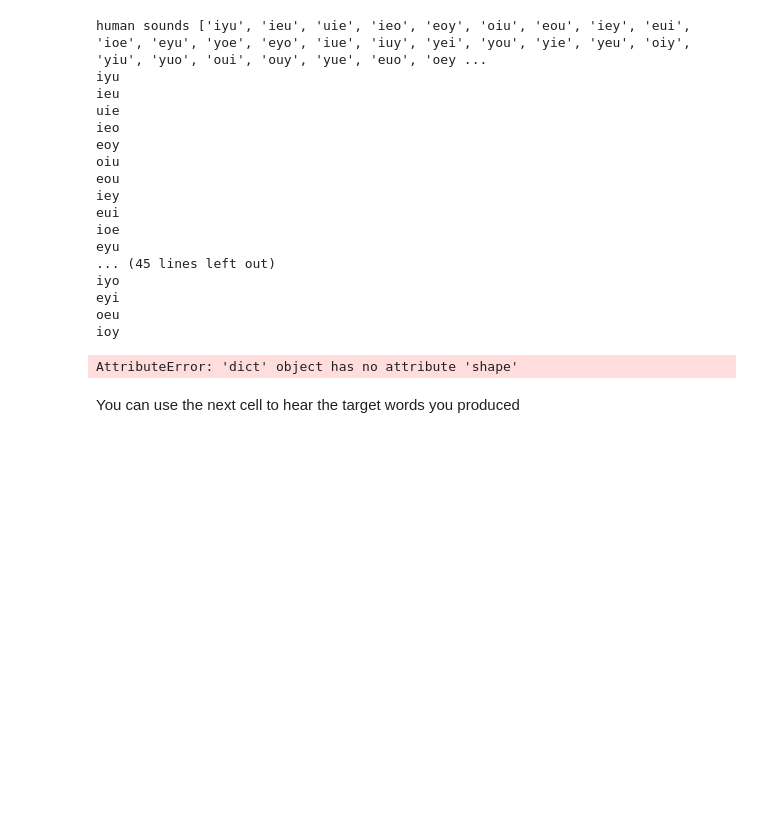
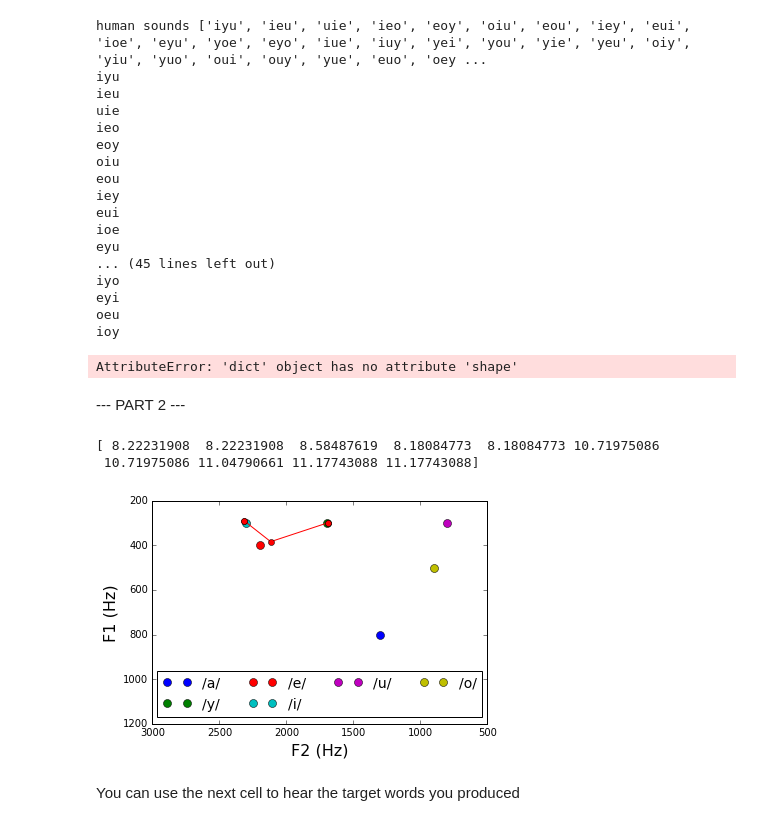
Before and after one commit to flowersteam/pobax_playground, a Jupyter notebook: notebooks/human_sounds_generation.ipynb, the cells around one changed output. Saved outputs shown, nothing was run; the diff lists cells and outputs as text; code cells hidden in the pictures; blank space fills up the shorter version.

```diff
--- a/notebooks/human_sounds_generation.ipynb
+++ b/notebooks/human_sounds_generation.ipynb
@@ -151,6 +157,63 @@ rospack = RosPack()
 filepath = join(rospack.get_path('pobax_playground'), 'config', 'human_sounds.pickle')
 with open(filepath,'w') as outfile:
     pickle.dump([full_human_motor_traj,full_human_sound_traj], outfile)
+# %% [markdown]
+
+
+
+--- PART 2 ---
+# %%
+# Load data
+import pickle
+from rospkg.rospack import RosPack
+import rospy
+from os.path import join
+import numpy as np
+import matplotlib.pyplot as plt
+rospack = RosPack()
+filepath = join(rospack.get_path('pobax_playground'), 'config', 'human_sounds.pickle')
+with open(filepath,'r') as outfile:
+    full_human_motor_traj, full_human_sound_traj = pickle.load(outfile)
+# %%
+def compress_sound_traj(sound):
+    assert(len(sound) == 100)
+    f1s = sound[:50]
+    f3s = sound[50:]
+    return np.append(f1s[np.array([0, 12, 24, 37, 49])],f3s[np.array([0, 12, 24, 37, 49])])
+
+# Visualize sound trajectories
+nb_visualize = 6
+compact_trajs = {}
+for i,(sound_id,traj) in enumerate(full_human_sound_traj.iteritems()):
+    compact_trajs[sound_id] = compress_sound_traj(traj)
+    if i == nb_visualize:
+        break
+
+# Plot some vowels
+v_o = list(np.log2([500, 900]))
+v_y = list(np.log2([300, 1700]))
+v_u = list(np.log2([300, 800]))
+v_e = list(np.log2([400, 2200]))
+v_i = list(np.log2([300, 2300]))
+v_a = list(np.log2([800, 1300]))
+vowels = dict(o=v_o, y=v_y, u=v_u, e=v_e, i=v_i, a=v_a)
+for v in vowels.keys():
+    p = plt.plot(2.**vowels[v][1], 2.**vowels[v][0], "o", label="/" + v + "/", markersize=8)
+legend = plt.legend(frameon=True, fontsize=14, ncol=4, loc="lower center")
+plt.xlabel("F2 (Hz)", fontsize=16)
+plt.ylabel("F1 (Hz)", fontsize=16)
+plt.xlim([3000., 500])
+plt.ylim([1200., 200.])
+
+
+print compact_trajs['yei']
+plt.plot(2.**compact_trajs['yei'][5:],2.**compact_trajs['yei'][:5],'ro-')
+
+plt.show()
+# %% [output]
+[ 8.22231908  8.22231908  8.58487619  8.18084773  8.18084773 10.71975086
+ 10.71975086 11.04790661 11.17743088 11.17743088]
+[figure, added]
 # %% [markdown]
 You can use the next cell to hear the target words you produced
 # %%
```
Also changed, not shown: parts of 2 cells of this notebook, 4 other files.
